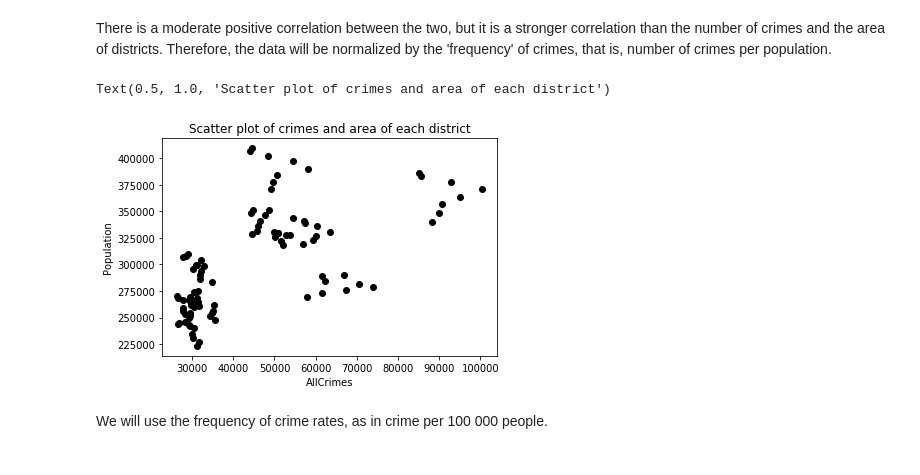
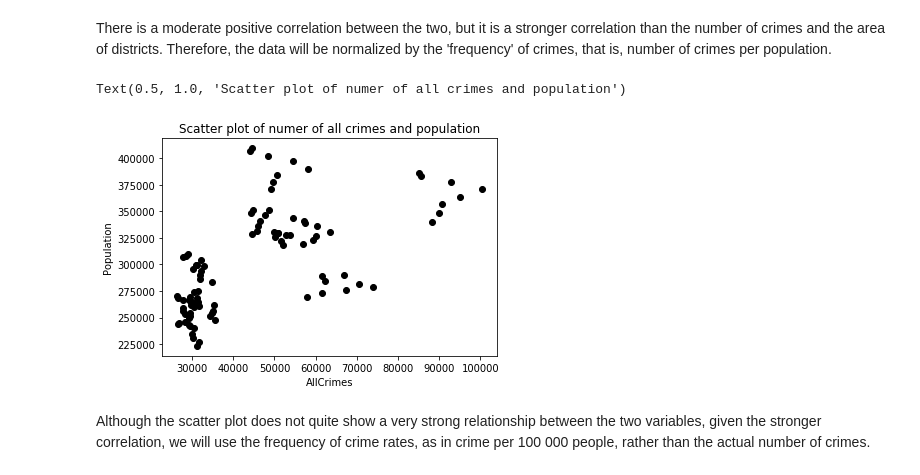
Before and after one commit to MilVas/Week-6-Project-Berlin-Crime, a Jupyter notebook: Milena.ipynb, the cells around one changed output. Drawn from its saved outputs; the diff is of its cells as text; code cells hidden in the pictures.

```diff
--- a/Milena.ipynb
+++ b/Milena.ipynb
@@ -148,7 +149,7 @@ plt.title("Scatter plot of crimes and area of each district")
 Text(0.5, 1.0, 'Scatter plot of crimes and area of each district')
 [figure]
 # %%
-population = pd.read_excel('BerlinPopulationAgeSexOrigin_rearranged.xlsx')
+population = pd.read_excel('BerlinPopulationFinal.xlsx')
 population.head()
 # %% [output]
 |  | Citizenship | Year | Sex | Age | District | Count |
@@ -248,14 +249,15 @@ popcrimes['AllCrimes'].corr(popcrimes['Population'])
 # %% [markdown]
 There is a moderate positive correlation between the two, but it is a stronger correlation than the number of crimes and the area of districts. Therefore, the data will be normalized by the 'frequency' of crimes, that is, number of crimes per population.
 # %%
+# Visualisation of the relationship between number of crimes and population size/per year.
 x = popcrimes['AllCrimes']
 y = popcrimes['Population']
 plt.scatter(x,y, color = 'black')
 plt.xlabel('AllCrimes')
 plt.ylabel('Population')
-plt.title("t")
+plt.title("Scatter plot of numer of all crimes and population")
 # %% [output]
-Text(0.5, 1.0, 'Scatter plot of crimes and area of each district')
+Text(0.5, 1.0, 'Scatter plot of numer of all crimes and population')
-[figure, old version]
+[figure, new version]
 # %% [markdown]
-We will use the frequency of crime rates, as in crime per 100 000 people.
+Although the scatter plot does not quite show a very strong relationship between the two variables, given the stronger correlation, we will use the frequency of crime rates, as in crime per 100 000 people, rather than the actual number of crimes.
```
Also changed, not shown: parts of 8 cells of this notebook, 1 other file.
